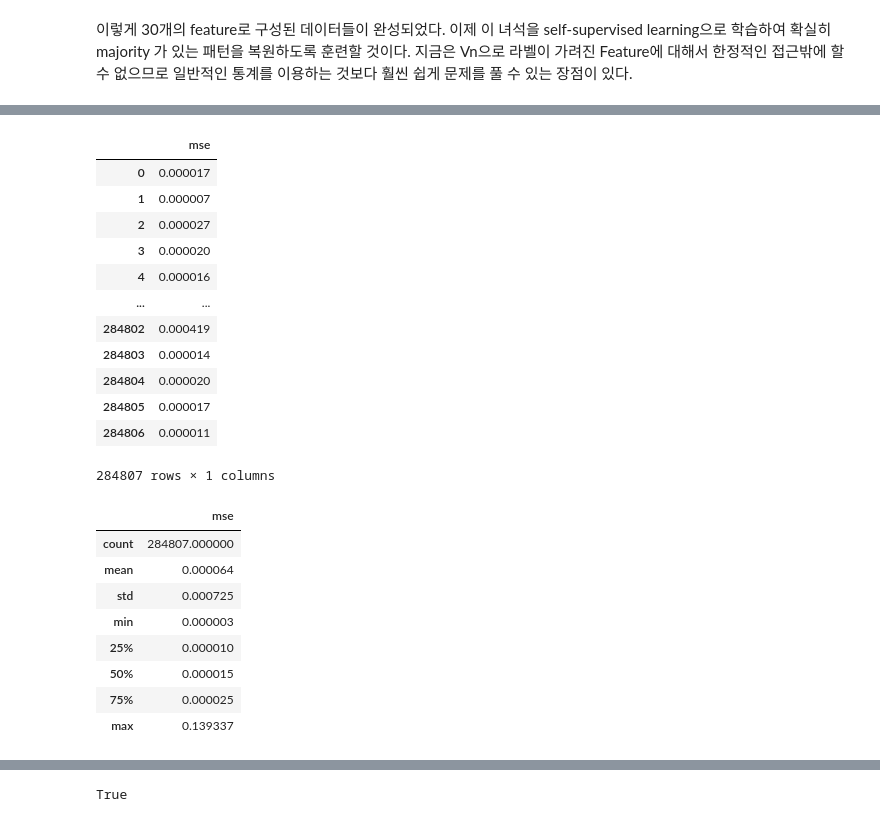
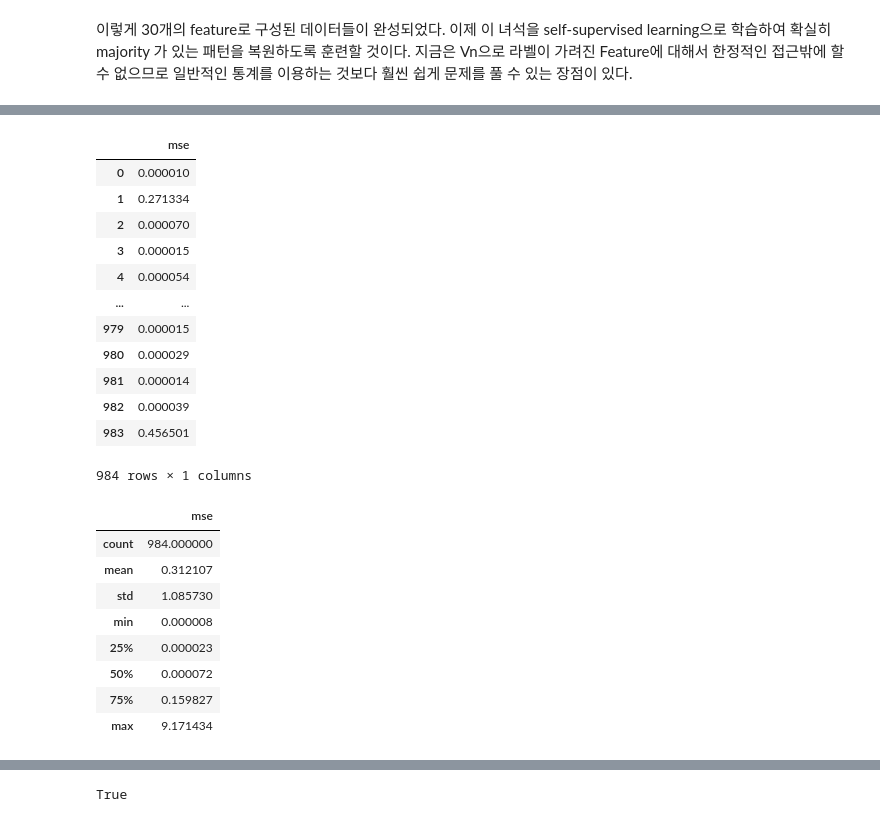
Before and after one commit to hyun06000/ML_Python_CreditCard, a Jupyter notebook: clone/Tomas Benedetti.ipynb, the cells around one changed output, grey strips where cells are left out. Cells and saved outputs as stored; diff of their text form; code cells hidden in the pictures.

```diff
--- a/clone/Tomas Benedetti.ipynb
+++ b/clone/Tomas Benedetti.ipynb
@@ -88,7 +126,7 @@ StandardScaler의 설명을 보면 각 feature에 대한 mean과 std를 구한
 ssc = StandardScaler()
 # %%
 # 원 문서에서는 iloc을 이용하지만 여기서는 내가 더 선호하는 방식으로 바꿔서 작성했다.
-X = df.drop("Class",axis = 1)
+X = no_fraud.drop("Class",axis = 1)
 X = ssc.fit_transform(X)
 print(df.shape)
 print(X.shape)
@@ -121,7 +159,7 @@ AutoEncoder = Model(input_tensor, output_tensor)
 AutoEncoder.compile(
     optimizer = 'adam',
     loss = 'mse',
-    metrics = ['accuracy'],
+    metrics = ['mse'], # 원 문서에서는 accuracy를 사용한다. 하지만 후처리를 해주지 않았기 때문에 acc는 아무 의미가 없다.
 )
 AutoEncoder.summary()
 # %% [output]
@@ -217,0 +246,3 @@ plt.show()
+# %%
+val_X = ssc.transform(val_df.drop("Class", axis = 1))
+val_X.shape
@@ -218,5 +251,5 @@ plt.show()
 # %%
-X_prediction = AutoEncoder.predict(X)
-mse = np.mean( (X_prediction - X) ** 2 , axis = 1)
+val_prediction = AutoEncoder.predict(val_X)
+mse = np.mean( (val_prediction - val_X) ** 2 , axis = 1)
 mse.shape
 # %% [output]
@@ -224,29 +257,29 @@ mse.shape
 # %%
-mse_df = pd.DataFrame({'mse' : mse})
-mse_df
+val_reconst_loss = pd.DataFrame({'mse' : mse})
+val_reconst_loss
 # %% [output]
 |  | mse |
-| 0 | 0.000017 |
-| 1 | 0.000007 |
-| 2 | 0.000027 |
-| 3 | 0.000020 |
-| 4 | 0.000016 |
+| 0 | 0.000010 |
+| 1 | 0.271334 |
+| 2 | 0.000070 |
+| 3 | 0.000015 |
+| 4 | 0.000054 |
 | ... | ... |
-| 284802 | 0.000419 |
-| 284803 | 0.000014 |
-| 284804 | 0.000020 |
-| 284805 | 0.000017 |
-| 284806 | 0.000011 |
+| 979 | 0.000015 |
+| 980 | 0.000029 |
+| 981 | 0.000014 |
+| 982 | 0.000039 |
+| 983 | 0.456501 |
-284807 rows × 1 columns
+984 rows × 1 columns
 # %%
-mse_df.describe()
+val_reconst_loss.describe()
 # %% [output]
 |  | mse |
-| count | 284807.000000 |
-| mean | 0.000064 |
-| std | 0.000725 |
-| min | 0.000003 |
-| 25% | 0.000010 |
-| 50% | 0.000015 |
-| 75% | 0.000025 |
-| max | 0.139337 |
+| count | 984.000000 |
+| mean | 0.312107 |
+| std | 1.085730 |
+| min | 0.000008 |
+| 25% | 0.000023 |
+| 50% | 0.000072 |
+| 75% | 0.159827 |
+| max | 9.171434 |
```
Also changed, not shown: parts of 22 cells of this notebook.
